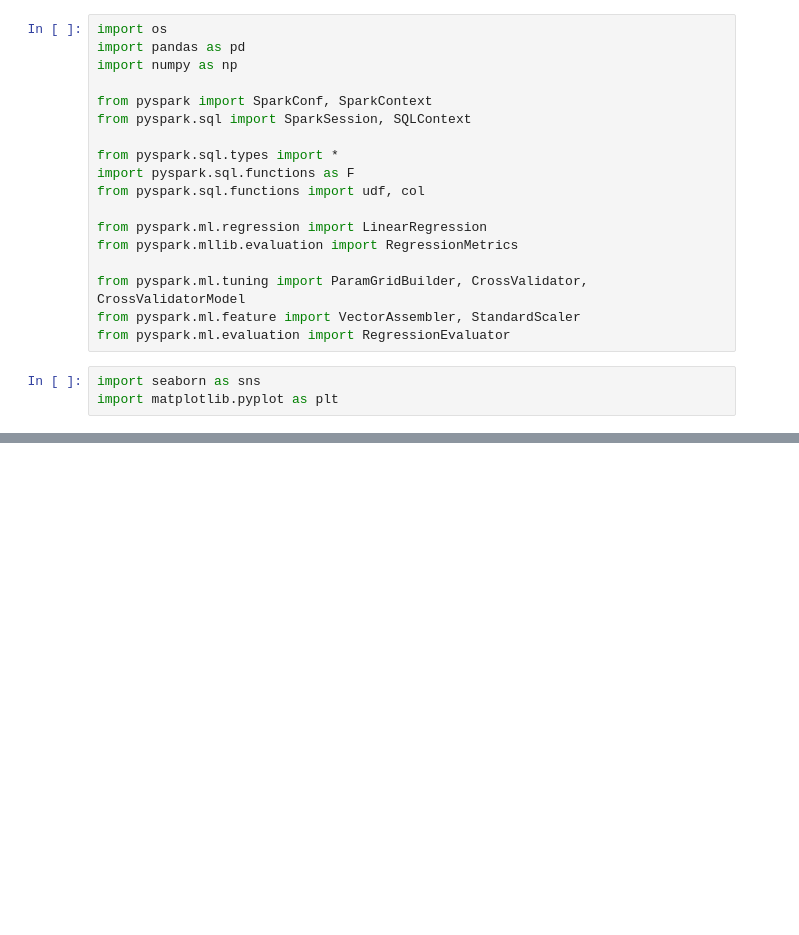
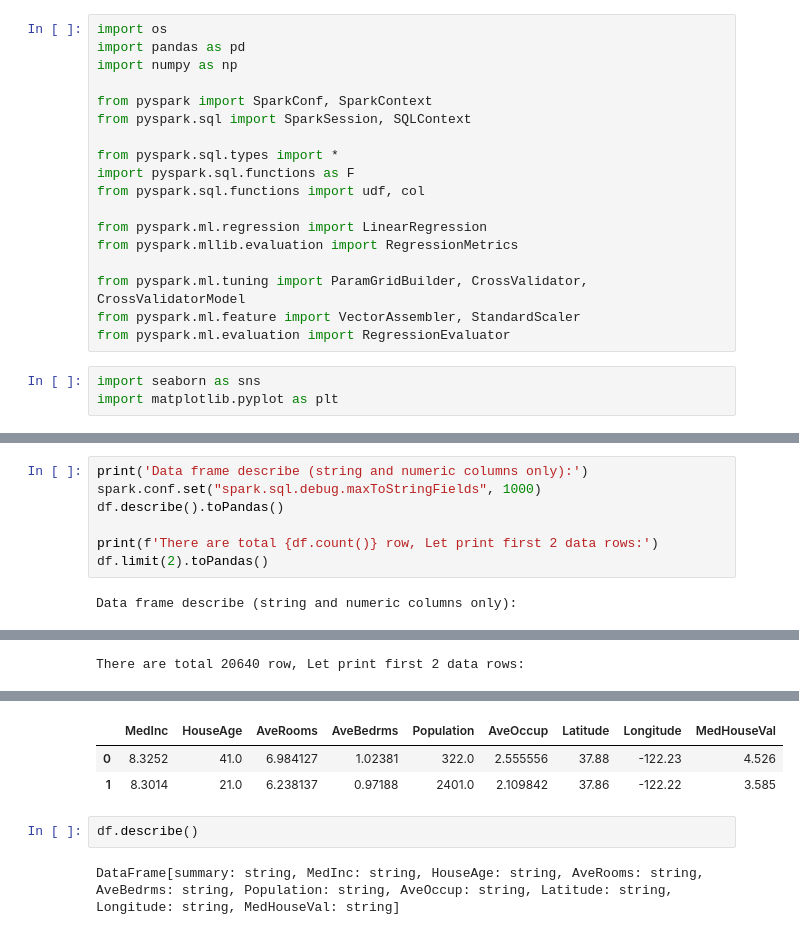
Before and after one commit to CharalamposZisis/Pyspark-Tutorial-Project, a Jupyter notebook: main.ipynb, the cells around one changed output, grey strips where cells are left out. Drawn from its saved outputs; the diff is of its cells as text; blank space fills up the shorter version.

```diff
--- a/main.ipynb
+++ b/main.ipynb
@@ -25,0 +110,9 @@ PySparkRuntimeError: [JAVA_GATEWAY_EXITED] Java gateway process exited before se
+# %%
+print('Data frame describe (string and numeric columns only):')
+spark.conf.set("spark.sql.debug.maxToStringFields", 1000)
+df.describe().toPandas()
+
+print(f'There are total {df.count()} row, Let print first 2 data rows:')
+df.limit(2).toPandas()
+# %% [output]
+Data frame describe (string and numeric columns only):
@@ -25,0 +121 @@ PySparkRuntimeError: [JAVA_GATEWAY_EXITED] Java gateway process exited before se
+There are total 20640 row, Let print first 2 data rows:
@@ -25,0 +123,7 @@ PySparkRuntimeError: [JAVA_GATEWAY_EXITED] Java gateway process exited before se
+|  | MedInc | HouseAge | AveRooms | AveBedrms | Population | AveOccup | Latitude | Longitude | MedHouseVal |
+| 0 | 8.3252 | 41.0 | 6.984127 | 1.02381 | 322.0 | 2.555556 | 37.88 | -122.23 | 4.526 |
+| 1 | 8.3014 | 21.0 | 6.238137 | 0.97188 | 2401.0 | 2.109842 | 37.86 | -122.22 | 3.585 |
+# %%
+df.describe()
+# %% [output]
+DataFrame[summary: string, MedInc: string, HouseAge: string, AveRooms: string, AveBedrms: string, Population: string, AveOccup: string, Latitude: string, Longitude: string, MedHouseVal: string]
```
Also changed, not shown: parts of 11 cells of this notebook.
